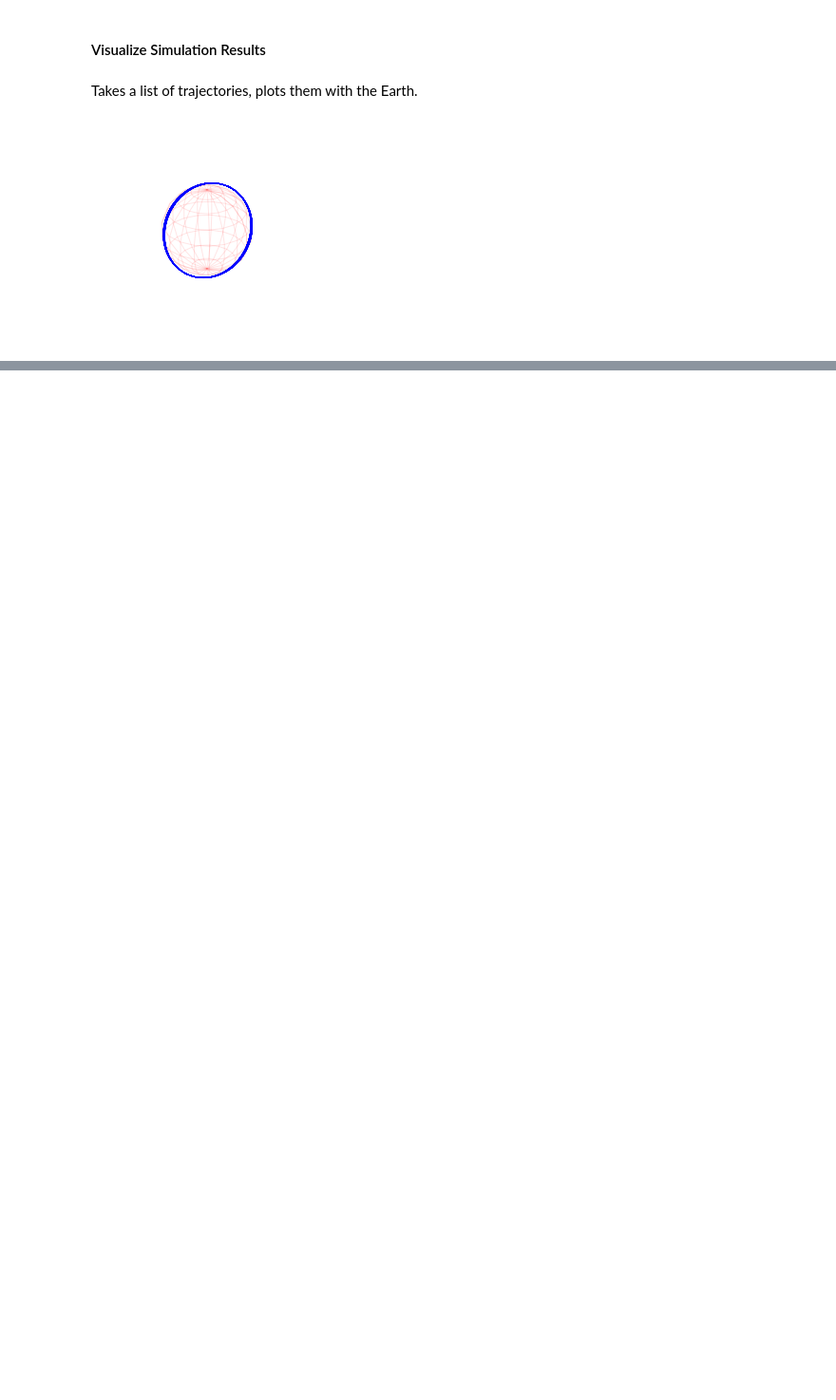
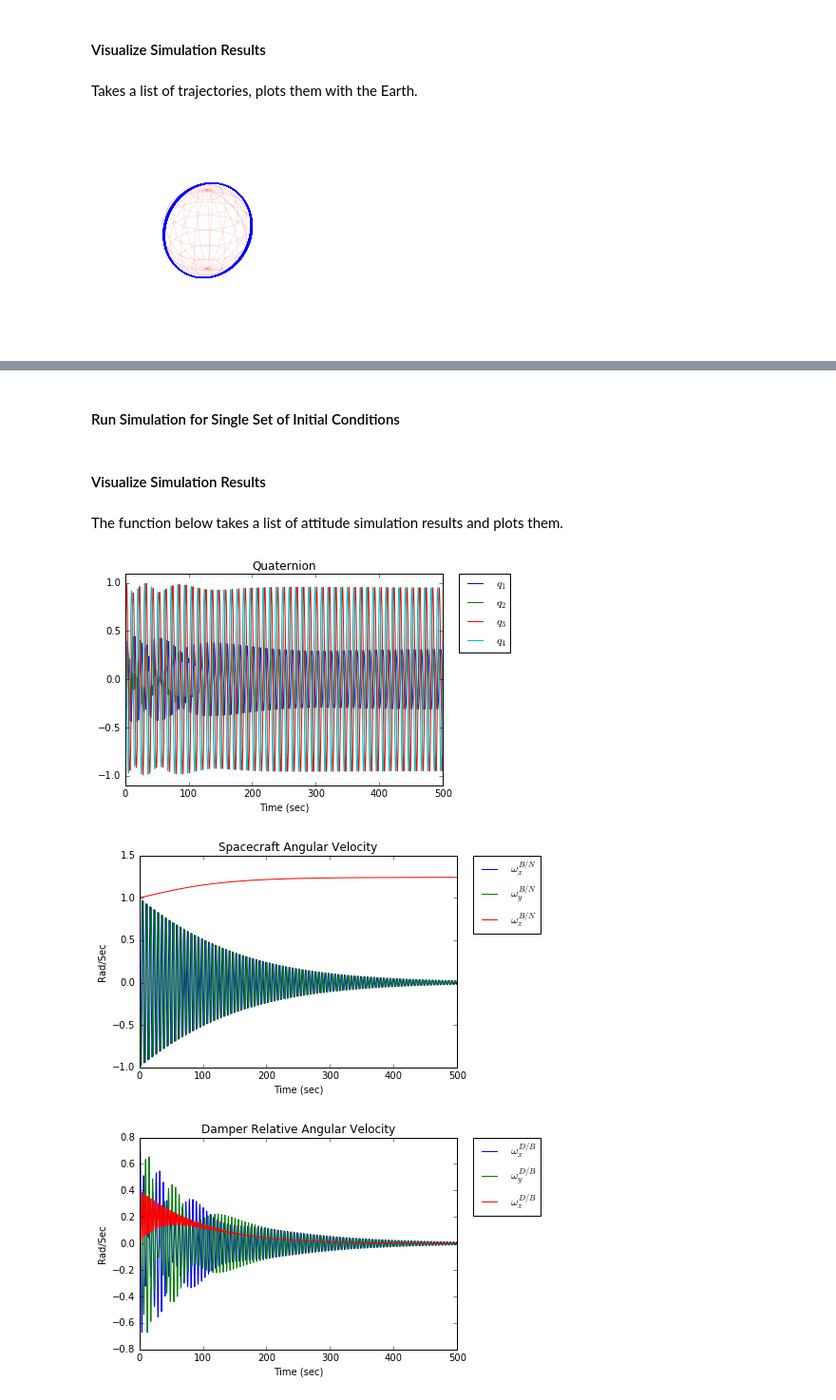
Before and after one commit to vha3/Swarms_Class, a Jupyter notebook: Sprite Attitude and Orbital.ipynb, the cells around one changed output, grey strips where cells are left out. Shown at 95% size. Drawn from its saved outputs; the diff is of its cells as text; code cells hidden in the pictures; blank space fills up the shorter version.

Commit message:
first iteration of attitude

```diff
--- a/Sprite Attitude and Orbital.ipynb
+++ b/Sprite Attitude and Orbital.ipynb
@@ -221,0 +447,49 @@ showResults([runSim(initial_position, initial_velocity)])
+# %% [markdown]
+#### Run Simulation for Single Set of Initial Conditions
+# %%
+def runAttitudeSim(initial_quaternion, initial_omega, initial_omegad, initial_iz):
+    X = numpy.hstack((initial_quaternion, initial_omega, initial_omegad, initial_iz))
+    return integrate.odeint(rotationalDerivative, X, attitudetime)
+# %% [markdown]
+#### Visualize Simulation Results
+# %% [markdown]
+The function below takes a list of attitude simulation results and plots them.
+# %%
+def showAttitudeResults(results):
+    for run in results:
+        plt.title('Quaternion')
+        plt.xlabel('Time (sec)')
+        plt.plot(attitudetime,run[:,0], label='$q_1$')
+        plt.plot(attitudetime,run[:,1], label='$q_2$')
+        plt.plot(attitudetime,run[:,2], label='$q_3$')
+        plt.plot(attitudetime,run[:,3], label='$q_4$')
+        plt.ylim([-1.1,1.1])
+        plt.legend(bbox_to_anchor=(1.05, 1), loc=2, borderaxespad=0.)
+        plt.show()
+    for run in results:
+        plt.title('Spacecraft Angular Velocity')
+        plt.xlabel('Time (sec)')
+        plt.ylabel('Rad/Sec')
+        plt.plot(attitudetime,run[:,4], label='$\omega_x^{B/N}$')
+        plt.plot(attitudetime,run[:,5], label='$\omega_y^{B/N}$')
+        plt.plot(attitudetime,run[:,6], label='$\omega_z^{B/N}$')
+#         plt.plot(numpy.sqrt(numpy.array(run[:,4])**2. +
+#                             numpy.array(run[:,5])**2. +
+#                             numpy.array(run[:,6])**2.), 'b--', label='mag')
+        plt.legend(bbox_to_anchor=(1.05, 1), loc=2, borderaxespad=0.)
+        plt.show()
+    for run in results:
+        plt.title('Damper Relative Angular Velocity')
+        plt.xlabel('Time (sec)')
+        plt.ylabel('Rad/Sec')
+        plt.plot(attitudetime,run[:,7], label='$\omega_x^{D/B}$')
+        plt.plot(attitudetime,run[:,8], label='$\omega_y^{D/B}$')
+        plt.plot(attitudetime,run[:,9], label='$\omega_z^{D/B}$')
+        plt.legend(bbox_to_anchor=(1.05, 1), loc=2, borderaxespad=0.)
+        plt.show()
+# %%
+showAttitudeResults([runAttitudeSim(initial_quaternion, initial_omega, initial_omegad, initial_iz)])
+# %% [output]
+[figure, added]
+[figure, added]
+[figure, added]
```
Also changed, not shown: parts of 51 cells of this notebook.
